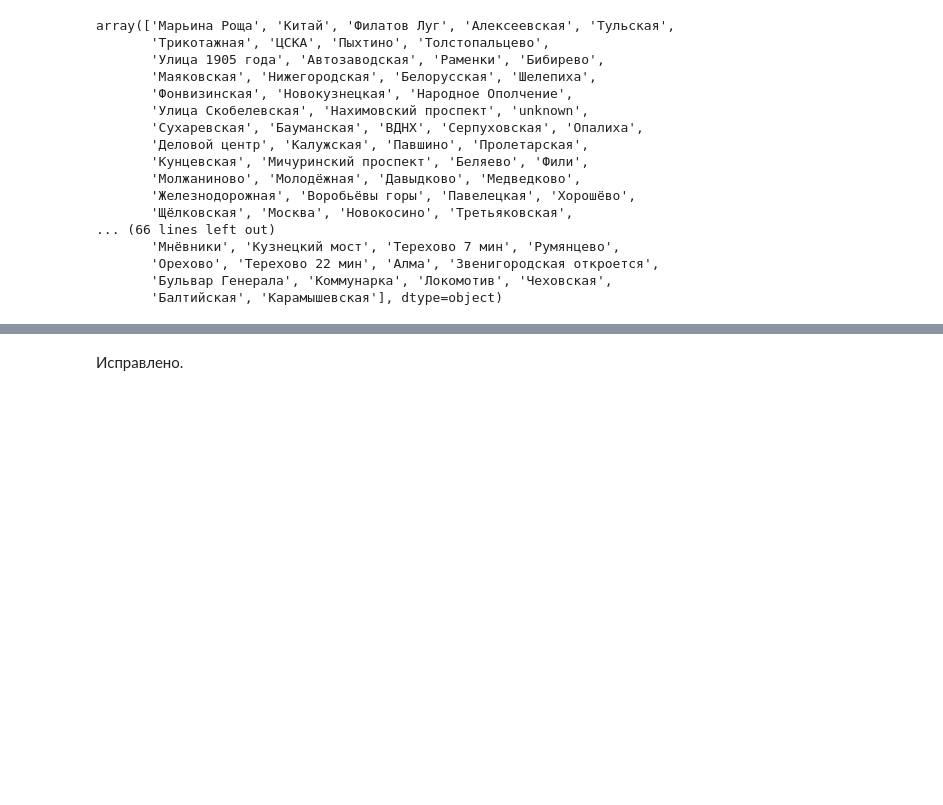
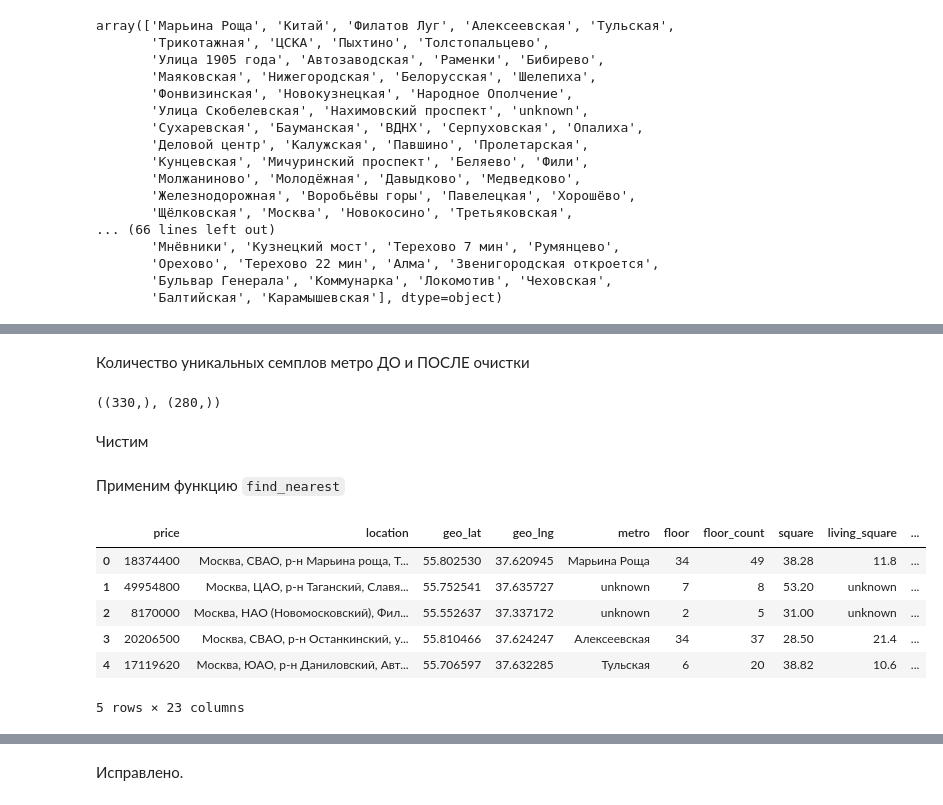
Before and after one commit to sanonesan/cian_houses_2024, a Jupyter notebook: notebooks/preprocessing_data_for_EDA.ipynb, the cells around one changed output, grey strips where cells are left out. Drawn from its saved outputs; the diff is of its cells as text; code cells hidden in the pictures; blank space fills up the shorter version.

```diff
--- a/notebooks/preprocessing_data_for_EDA.ipynb
+++ b/notebooks/preprocessing_data_for_EDA.ipynb
@@ -199,0 +189,11 @@ Name: metro, dtype: object
+# %%
+with open("metro_coords.json", "r") as file:
+    data_metro = json.load(file)
+
+df_metro = []
+for line in data_metro["lines"]:
+    for station in line["stations"]:
+        df_metro.append([station["name"], station["lat"], station["lng"]])
+
+df_metro = pd.DataFrame(df_metro, columns=["metro", "lat", "lng"])
+df_metro
@@ -199,0 +216,10 @@ Name: metro, dtype: object
+# %%
+stations_not_in_dict = []
+
+for i in range(df_cian["metro"].unique().shape[0]):
+    st = df_cian["metro"].unique()[i]
+    if st not in df_metro["metro"].unique():
+        stations_not_in_dict.append(st)
+
+stations_not_in_dict = np.array(stations_not_in_dict)
+stations_not_in_dict
@@ -199,0 +245,8 @@ Name: metro, dtype: object
+# %% [markdown]
+Количество уникальных семплов метро ДО и ПОСЛЕ очистки
+# %%
+df_cian["metro"].unique().shape, df_cian["metro"].apply(transform_station_to_unknown).unique().shape
+# %% [output]
+((330,), (280,))
+# %% [markdown]
+Чистим
@@ -199,0 +255,13 @@ Name: metro, dtype: object
+# %% [markdown]
+Применим функцию `find_nearest`
+# %%
+df_cian["point"] = tuple(zip(df_cian["geo_lat"], df_cian["geo_lng"]))
+df_cian.head()
+# %% [output]
+|  | price | location | geo_lat | geo_lng | metro | floor | floor_count | square | living_square | ... |
+| 0 | 18374400 | Москва, СВАО, р-н Марьина роща, Т... | 55.802530 | 37.620945 | Марьина Роща | 34 | 49 | 38.28 | 11.8 | ... |
+| 1 | 49954800 | Москва, ЦАО, р-н Таганский, Славя... | 55.752541 | 37.635727 | unknown | 7 | 8 | 53.20 | unknown | ... |
+| 2 | 8170000 | Москва, НАО (Новомосковский), Фил... | 55.552637 | 37.337172 | unknown | 2 | 5 | 31.00 | unknown | ... |
+| 3 | 20206500 | Москва, СВАО, р-н Останкинский, у... | 55.810466 | 37.624247 | Алексеевская | 34 | 37 | 28.50 | 21.4 | ... |
+| 4 | 17119620 | Москва, ЮАО, р-н Даниловский, Авт... | 55.706597 | 37.632285 | Тульская | 6 | 20 | 38.82 | 10.6 | ... |
+5 rows × 23 columns
```
Also changed, not shown: parts of 22 cells of this notebook, 2 other files.
